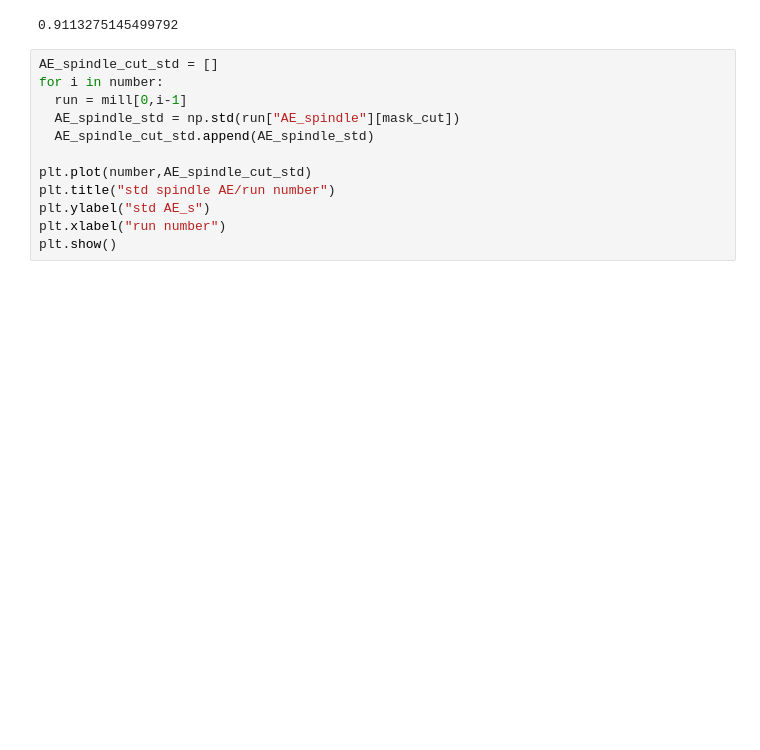
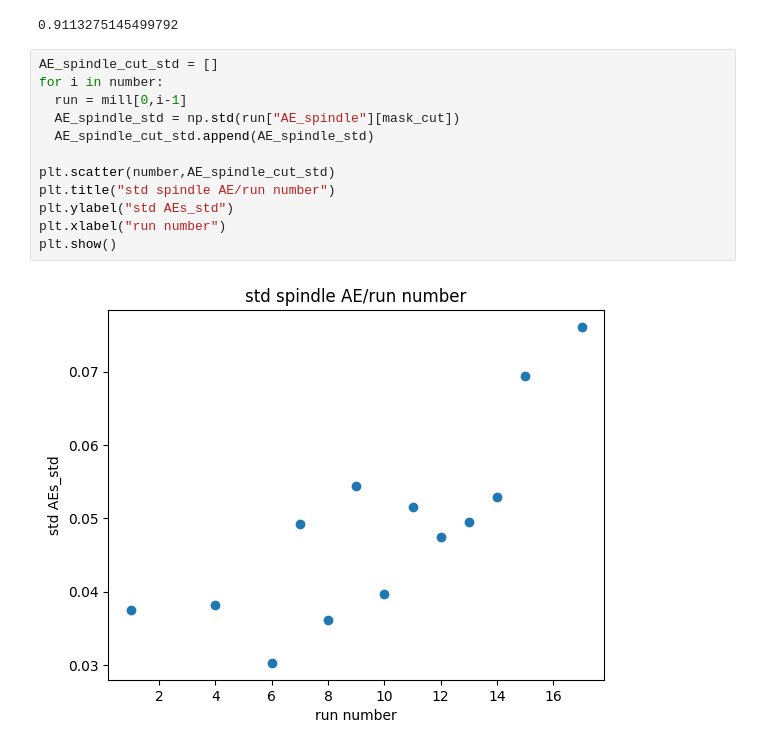
Before and after one commit to caisongjiang13-source/Nasa-milling-tool-wear, a Jupyter notebook: notebooks/Mill_phase_2_Fixed.ipynb, the cells around one changed output. Cells and saved outputs as stored; diff of their text form; blank space fills up the shorter version.

```diff
--- a/notebooks/Mill_phase_2_Fixed.ipynb
+++ b/notebooks/Mill_phase_2_Fixed.ipynb
@@ -452,15 +458,17 @@ print(pearcorr_meanAE_spin[0,1])
 # %%
 AE_spindle_cut_std = []
 for i in number:
   run = mill[0,i-1]
   AE_spindle_std = np.std(run["AE_spindle"][mask_cut])
   AE_spindle_cut_std.append(AE_spindle_std)
 
-plt.plot(number,AE_spindle_cut_std)
+plt.scatter(number,AE_spindle_cut_std)
 plt.title("std spindle AE/run number")
-plt.ylabel("std AE_s")
+plt.ylabel("std AEs_std")
 plt.xlabel("run number")
 plt.show()
+# %% [output]
+[figure, added]
 # %%
 plt.scatter(VB_work,AE_spindle_cut_std)
 plt.title("std_AE_sp/VB")
```
Also changed, not shown: parts of 15 cells of this notebook.
